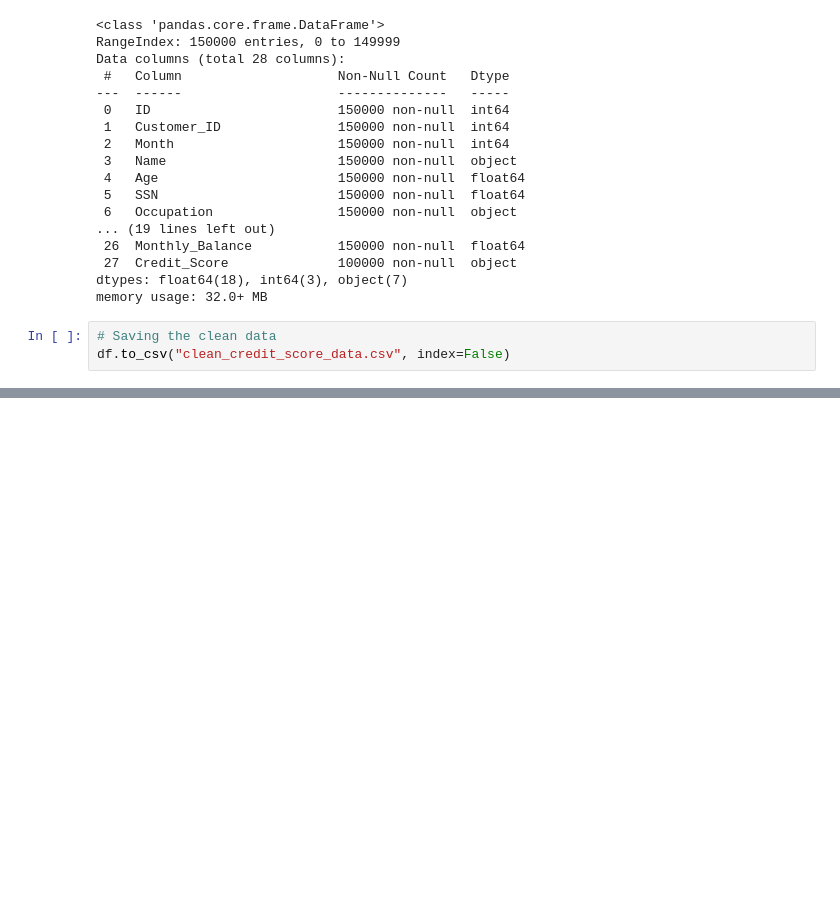
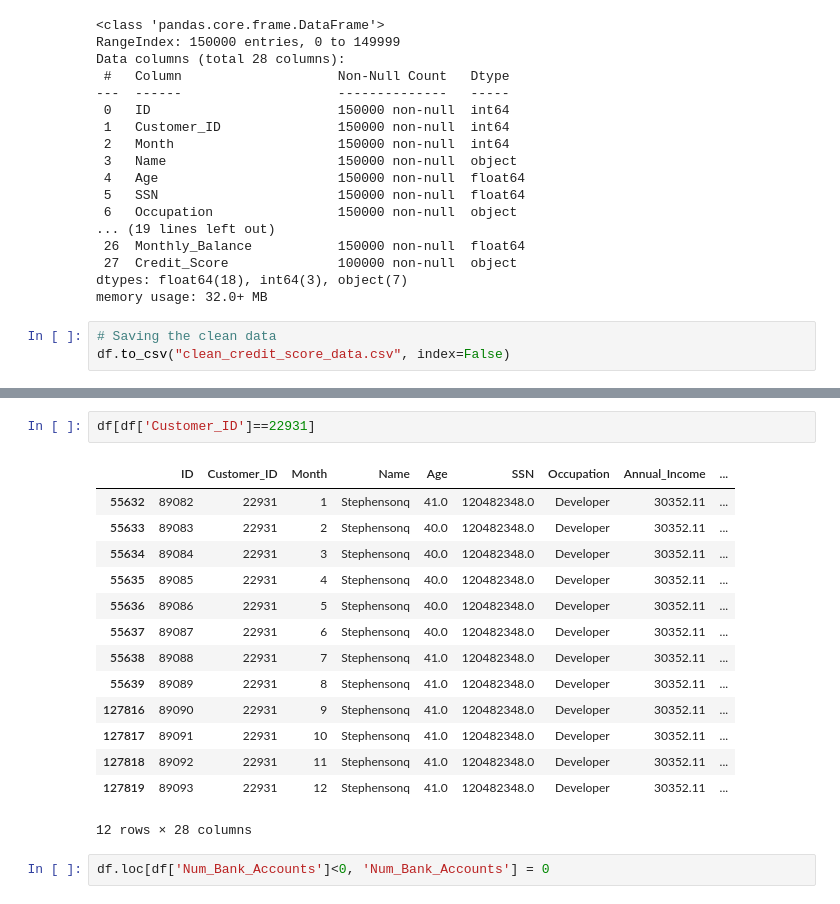
Before and after one commit to masanbasa3k/Credit_Score_ML_Project, a Jupyter notebook: Credit_Score_EDA.ipynb, the cells around one changed output, grey strips where cells are left out. Saved outputs shown, nothing was run; the diff lists cells and outputs as text; blank space fills up the shorter version.

```diff
--- a/Credit_Score_EDA.ipynb
+++ b/Credit_Score_EDA.ipynb
@@ -1432,0 +1460,19 @@ df.to_csv("clean_credit_score_data.csv", index=False)
+# %%
+df[df['Customer_ID']==22931]
+# %% [output]
+|  | ID | Customer_ID | Month | Name | Age | SSN | Occupation | Annual_Income | ... |
+| 55632 | 89082 | 22931 | 1 | Stephensonq | 41.0 | 120482348.0 | Developer | 30352.11 | ... |
+| 55633 | 89083 | 22931 | 2 | Stephensonq | 40.0 | 120482348.0 | Developer | 30352.11 | ... |
+| 55634 | 89084 | 22931 | 3 | Stephensonq | 40.0 | 120482348.0 | Developer | 30352.11 | ... |
+| 55635 | 89085 | 22931 | 4 | Stephensonq | 40.0 | 120482348.0 | Developer | 30352.11 | ... |
+| 55636 | 89086 | 22931 | 5 | Stephensonq | 40.0 | 120482348.0 | Developer | 30352.11 | ... |
+| 55637 | 89087 | 22931 | 6 | Stephensonq | 40.0 | 120482348.0 | Developer | 30352.11 | ... |
+| 55638 | 89088 | 22931 | 7 | Stephensonq | 41.0 | 120482348.0 | Developer | 30352.11 | ... |
+| 55639 | 89089 | 22931 | 8 | Stephensonq | 41.0 | 120482348.0 | Developer | 30352.11 | ... |
+| 127816 | 89090 | 22931 | 9 | Stephensonq | 41.0 | 120482348.0 | Developer | 30352.11 | ... |
+| 127817 | 89091 | 22931 | 10 | Stephensonq | 41.0 | 120482348.0 | Developer | 30352.11 | ... |
+| 127818 | 89092 | 22931 | 11 | Stephensonq | 41.0 | 120482348.0 | Developer | 30352.11 | ... |
+| 127819 | 89093 | 22931 | 12 | Stephensonq | 41.0 | 120482348.0 | Developer | 30352.11 | ... |
+12 rows × 28 columns
+# %%
+df.loc[df['Num_Bank_Accounts']<0, 'Num_Bank_Accounts'] = 0
```
Also changed, not shown: parts of 24 cells of this notebook.
